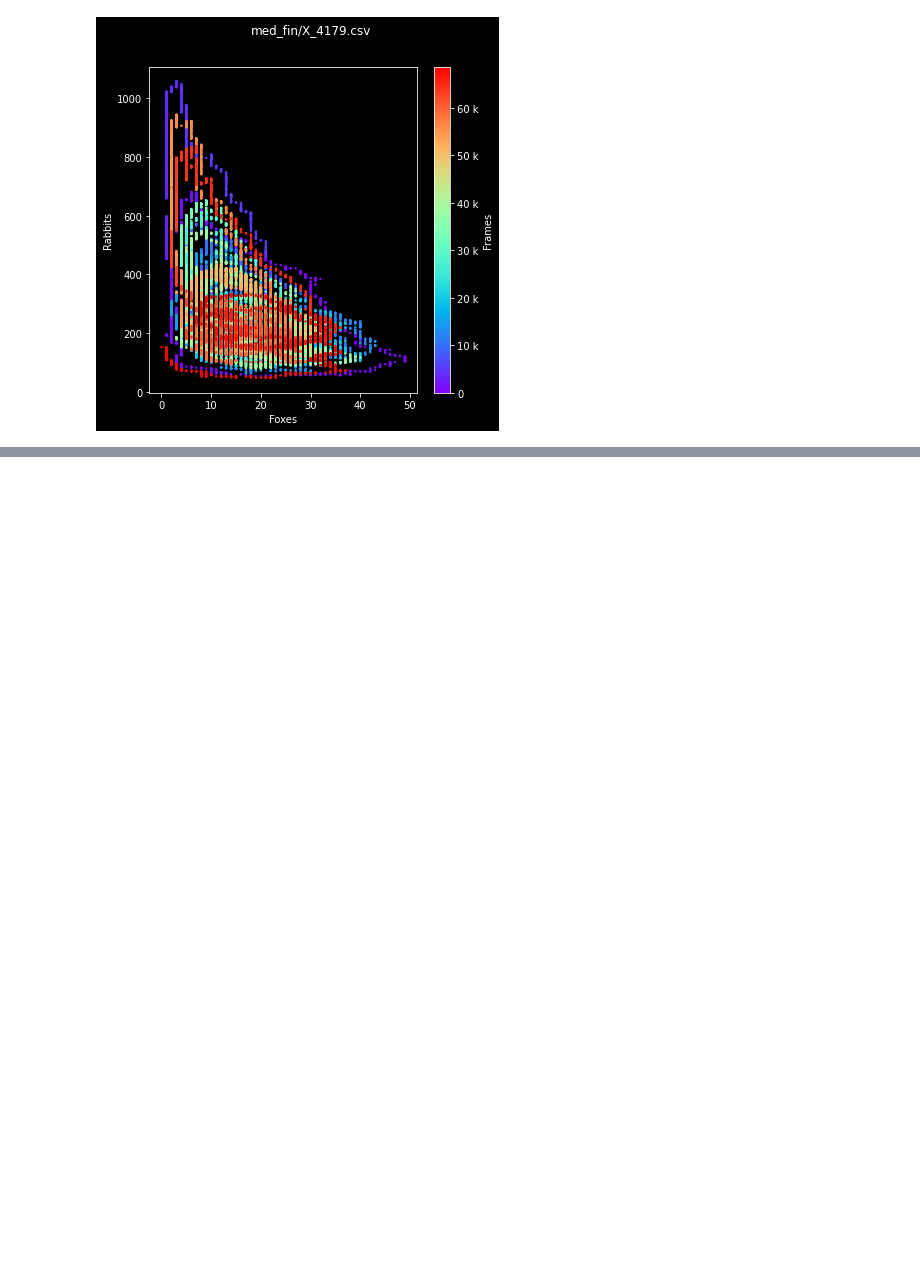
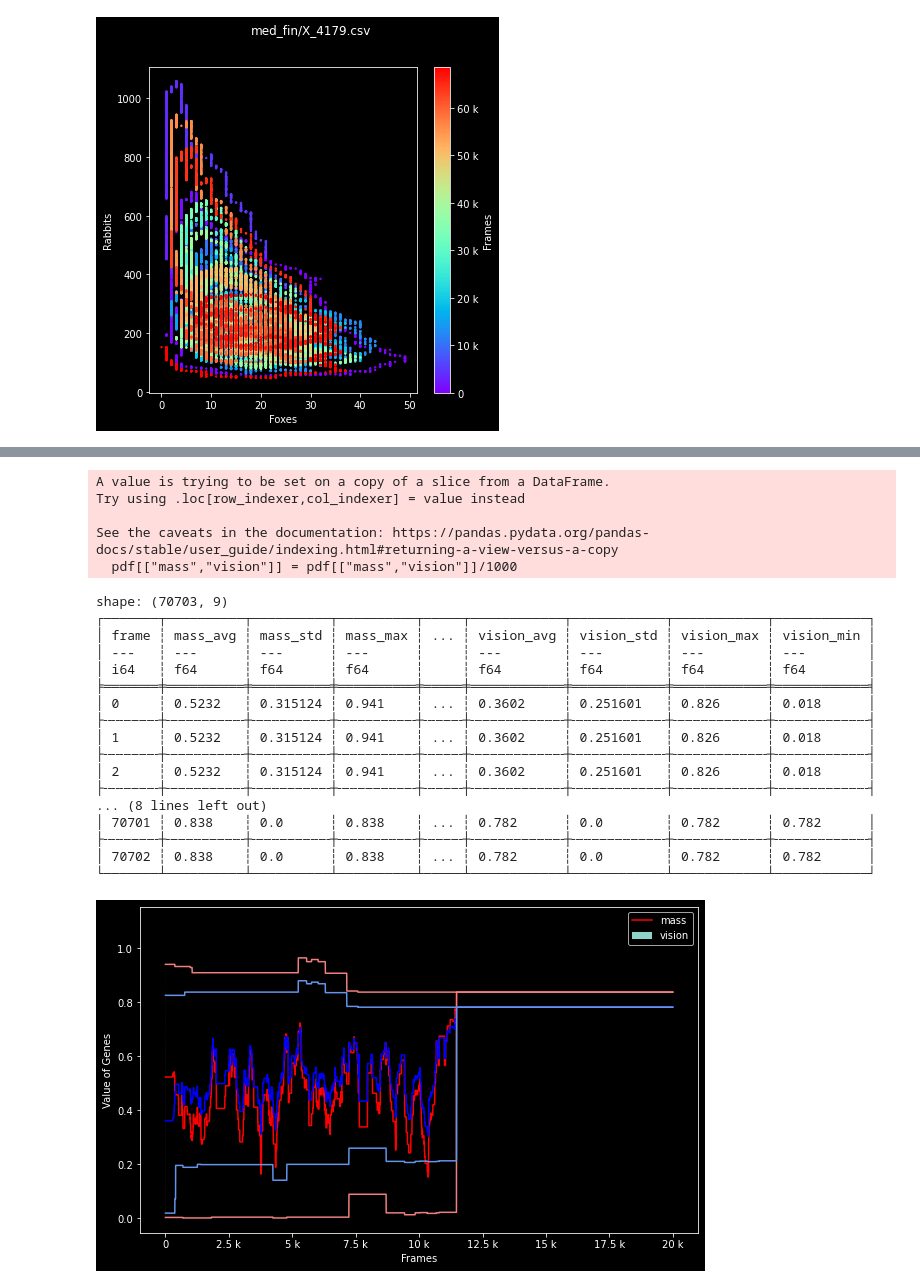
Before and after one commit to oliverweissl/CollectiveIntelligence-Project, a Jupyter notebook: Bonus/analysis.ipynb, the cells around one changed output, grey strips where cells are left out. Cells and saved outputs as stored; diff of their text form; code cells hidden in the pictures; blank space fills up the shorter version.

```diff
--- a/Bonus/analysis.ipynb
+++ b/Bonus/analysis.ipynb
@@ -210,7 +210,7 @@ def gene_convergence(dat,tpe = "csv", name = None):
     df = df.to_pandas()
 
     pdf = df[(df["type"]==1)]
-    pdf.loc["mass","vision"] = pdf.loc["mass","vision"]/1000
+    pdf[["mass","vision"]] = pdf[["mass","vision"]]/1000
     pdf.to_csv(f"{dat}_transformed.csv")
 
     df = extract(f"{dat}_transformed.csv", "csv")
@@ -226,7 +226,41 @@ def gene_convergence(dat,tpe = "csv", name = None):
                                 (pl.col("vision")).min().alias("vision_min")
                         ]).sort("frame"))
 
-    print(q)
+    mm = q["mass_avg"].to_list()[:20000]
+    mv = q["vision_avg"].to_list()[:20000]
+
+    mmax = q["mass_max"].to_list()[:20000]
+    mmin = q["mass_min"].to_list()[:20000]
+
+    vmax = q["vision_max"].to_list()[:20000]
+    vmin = q["vision_min"].to_list()[:20000]
+
+    vstd = q["vision_std"].to_list()[:20000]
+    mstd = q["mass_std"].to_list()[:20000]
+
+
+    f, ax = plt.subplots(figsize=(10, 6))
+
+    ax.plot(mm, c="r")
+    ax.fill_between([x1 - x2 for (x1, x2) in zip(mm, mstd)],
+                    [x1 + x2 for (x1, x2) in zip(mm, mstd)])
+
+    ax.plot(mmax, c="lightcoral")
+    ax.plot(mmin, c="lightcoral")
+
+    ax.plot(mv, c="b")
+    ax.fill_between([x1 - x2 for (x1, x2) in zip(mv, vstd)],
+                    [x1 + x2 for (x1, x2) in zip(mv, vstd)])
+    ax.plot(vmin,c="cornflowerblue")
+    ax.plot(vmax,c="cornflowerblue")
+
+
+    legend = ["mass","vision"]
+    ax.legend(legend)
+    ax.set_ylabel("Value of Genes")
+    ax.set_xlabel("Frames")
+    ax.xaxis.set_major_formatter(ticker.EngFormatter())
+    plt.savefig(f"plots/gene_convergance_{name}.png",dpi=300, transparent = True)
 # %% [markdown]
 ## Plot Data
 # %%
@@ -273,0 +312,26 @@ KeyError: 'vision'
+# %%
+gene_convergence("X_sexual_605290.csv", tpe = "csv", name = "X_sexual_605290.csv")
+# %% [output]
+A value is trying to be set on a copy of a slice from a DataFrame.
+Try using .loc[row_indexer,col_indexer] = value instead
+
+See the caveats in the documentation: https://pandas.pydata.org/pandas-docs/stable/user_guide/indexing.html#returning-a-view-versus-a-copy
+  pdf[["mass","vision"]] = pdf[["mass","vision"]]/1000
+shape: (70703, 9)
+┌───────┬──────────┬──────────┬──────────┬─────┬────────────┬────────────┬────────────┬────────────┐
+│ frame ┆ mass_avg ┆ mass_std ┆ mass_max ┆ ... ┆ vision_avg ┆ vision_std ┆ vision_max ┆ vision_min │
+│ ---   ┆ ---      ┆ ---      ┆ ---      ┆     ┆ ---        ┆ ---        ┆ ---        ┆ ---        │
+│ i64   ┆ f64      ┆ f64      ┆ f64      ┆     ┆ f64        ┆ f64        ┆ f64        ┆ f64        │
+╞═══════╪══════════╪══════════╪══════════╪═════╪════════════╪════════════╪════════════╪════════════╡
+│ 0     ┆ 0.5232   ┆ 0.315124 ┆ 0.941    ┆ ... ┆ 0.3602     ┆ 0.251601   ┆ 0.826      ┆ 0.018      │
+├╌╌╌╌╌╌╌┼╌╌╌╌╌╌╌╌╌╌┼╌╌╌╌╌╌╌╌╌╌┼╌╌╌╌╌╌╌╌╌╌┼╌╌╌╌╌┼╌╌╌╌╌╌╌╌╌╌╌╌┼╌╌╌╌╌╌╌╌╌╌╌╌┼╌╌╌╌╌╌╌╌╌╌╌╌┼╌╌╌╌╌╌╌╌╌╌╌╌┤
+│ 1     ┆ 0.5232   ┆ 0.315124 ┆ 0.941    ┆ ... ┆ 0.3602     ┆ 0.251601   ┆ 0.826      ┆ 0.018      │
+├╌╌╌╌╌╌╌┼╌╌╌╌╌╌╌╌╌╌┼╌╌╌╌╌╌╌╌╌╌┼╌╌╌╌╌╌╌╌╌╌┼╌╌╌╌╌┼╌╌╌╌╌╌╌╌╌╌╌╌┼╌╌╌╌╌╌╌╌╌╌╌╌┼╌╌╌╌╌╌╌╌╌╌╌╌┼╌╌╌╌╌╌╌╌╌╌╌╌┤
+│ 2     ┆ 0.5232   ┆ 0.315124 ┆ 0.941    ┆ ... ┆ 0.3602     ┆ 0.251601   ┆ 0.826      ┆ 0.018      │
+├╌╌╌╌╌╌╌┼╌╌╌╌╌╌╌╌╌╌┼╌╌╌╌╌╌╌╌╌╌┼╌╌╌╌╌╌╌╌╌╌┼╌╌╌╌╌┼╌╌╌╌╌╌╌╌╌╌╌╌┼╌╌╌╌╌╌╌╌╌╌╌╌┼╌╌╌╌╌╌╌╌╌╌╌╌┼╌╌╌╌╌╌╌╌╌╌╌╌┤
+... (8 lines left out)
+│ 70701 ┆ 0.838    ┆ 0.0      ┆ 0.838    ┆ ... ┆ 0.782      ┆ 0.0        ┆ 0.782      ┆ 0.782      │
+├╌╌╌╌╌╌╌┼╌╌╌╌╌╌╌╌╌╌┼╌╌╌╌╌╌╌╌╌╌┼╌╌╌╌╌╌╌╌╌╌┼╌╌╌╌╌┼╌╌╌╌╌╌╌╌╌╌╌╌┼╌╌╌╌╌╌╌╌╌╌╌╌┼╌╌╌╌╌╌╌╌╌╌╌╌┼╌╌╌╌╌╌╌╌╌╌╌╌┤
+│ 70702 ┆ 0.838    ┆ 0.0      ┆ 0.838    ┆ ... ┆ 0.782      ┆ 0.0        ┆ 0.782      ┆ 0.782      │
+└───────┴──────────┴──────────┴──────────┴─────┴────────────┴────────────┴────────────┴────────────┘
+[figure, added]
```
Also changed, not shown: parts of 2 cells of this notebook.
